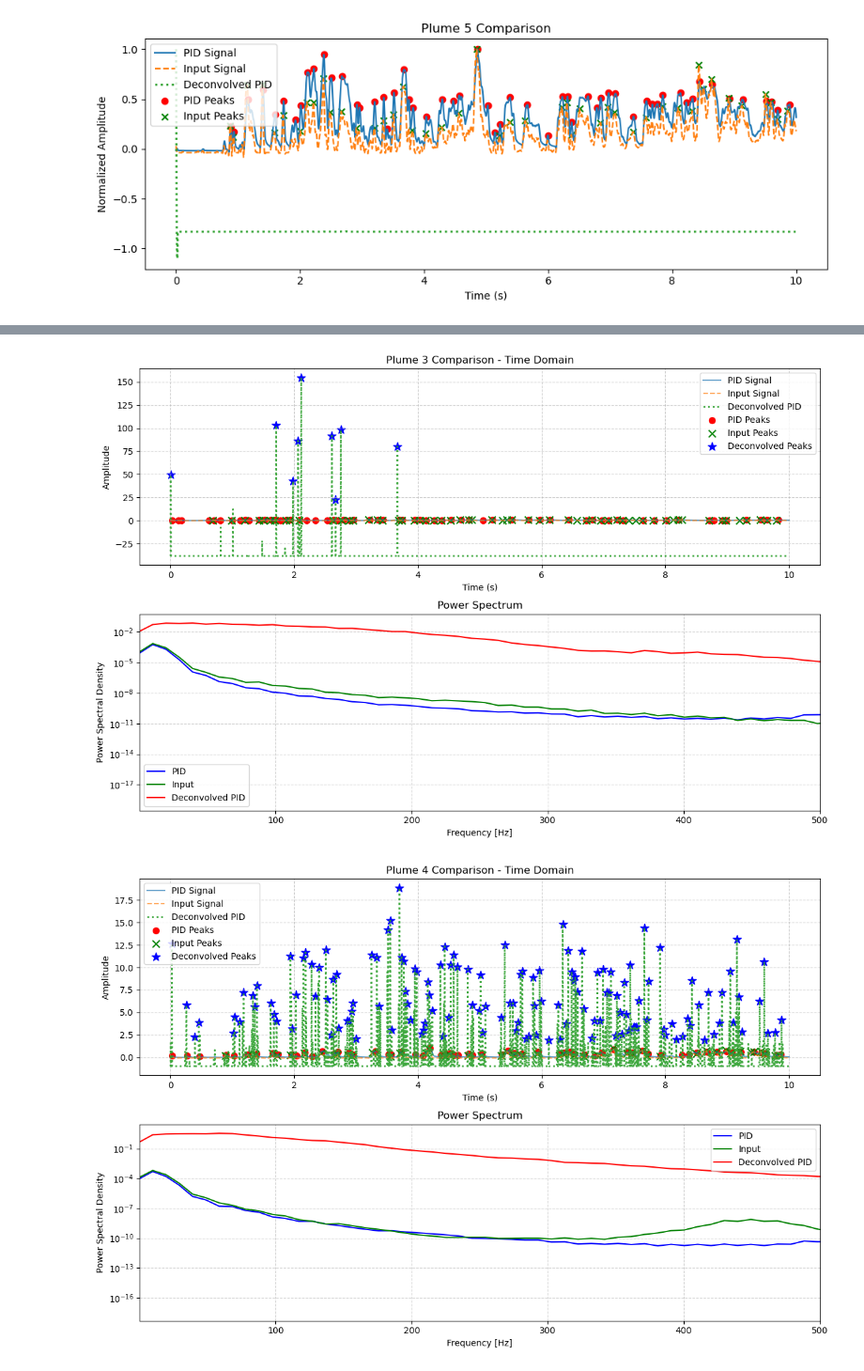
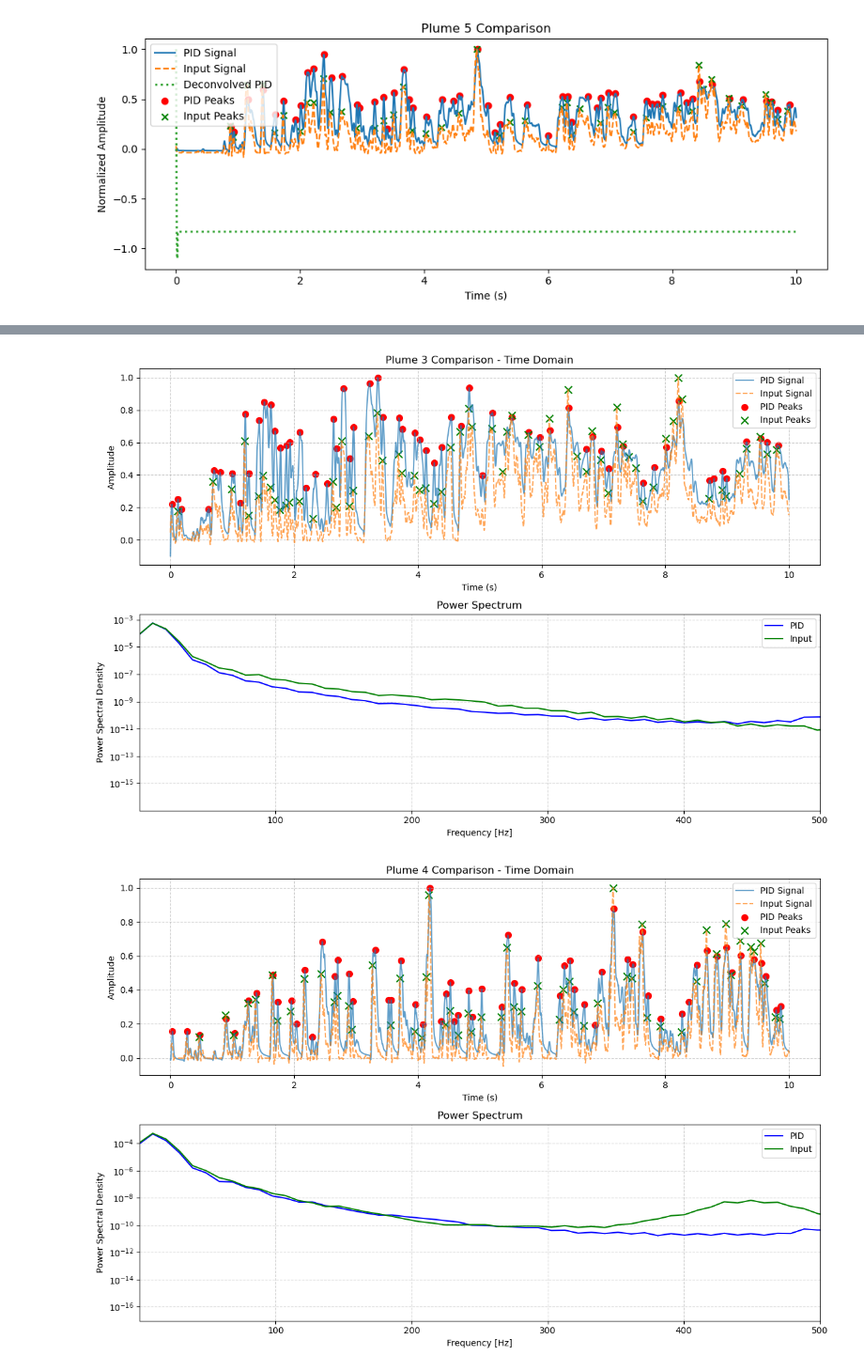
Before and after one commit to agholivand/Pulse_Plume_Analyzer, a Jupyter notebook: Plume_analyzer3.ipynb, the cells around one changed output, grey strips where cells are left out. Shown at 94% size. Saved outputs shown, nothing was run; the diff lists cells and outputs as text; code cells hidden in the pictures.

```diff
--- a/Plume_analyzer3.ipynb
+++ b/Plume_analyzer3.ipynb
@@ -797,7 +839,7 @@ CONFIG = {
     'SMOOTHING': True,
     'NORMALIZATION': True,
     'PEAK_DETECTION': True,
-    'DECONVOLUTION': True,         # Enable deconvolution analysis
+    'DECONVOLUTION': False,         # Enable deconvolution analysis
     'PLOT_SIGNALS': True,          # Plot signal comparisons
     'PLOT_METRICS': True,          # Plot AUC and peak metrics
     'PLOT_PSD': True,              # Plot power spectral density
@@ -823,7 +865,7 @@ PID_PARAMS = {
 
 INPUT_PARAMS = {
     'THRESH': 0.1,   # Peak detection threshold ratio
-    'PROM': 0.14,    # Minimum peak prominence
+    'PROM': 0.13,    # Minimum peak prominence
     'MIN_DIST': 0.02  # Minimum peak distance (s)
 }
 
@@ -851,12 +893,12 @@ def load_input_data(filepath):
         plume = np.array(f['plume']).squeeze().astype(float)
     return plume
 
-def apply_processing_pipeline(signal, params):
+def apply_processing_pipeline(signal, params, baseline_correction=True):
     """Apply processing steps based on configuration flags"""
     time = np.arange(len(signal)) / SAMPLE_RATE
 
     # Processing pipeline
-    if CONFIG['BASELINE_CORRECTION']:
+    if baseline_correction and CONFIG['BASELINE_CORRECTION']:
         signal = signal - np.mean(signal[:BL_POINTS])
 
     if CONFIG['SMOOTHING']:
@@ -1056,7 +1098,7 @@ def process_input_files(input_folder):
 
     for input_file in input_files:
         plume = load_input_data(input_file)
-        time, processed, peaks_df = apply_processing_pipeline(plume, INPUT_PARAMS)
+        time, processed, peaks_df = apply_processing_pipeline(plume, INPUT_PARAMS, baseline_correction=False)
 
         # Compute PSD
         freqs, psd = compute_psd(processed)
@@ -1336,2 +1371,2 @@ Peak Ratio (Deconvolved/Input): 0.36
-[figure, old version]
+[figure, new version]
-[figure, old version]
+[figure, new version]
```
Also changed, not shown: parts of 2 cells of this notebook.
